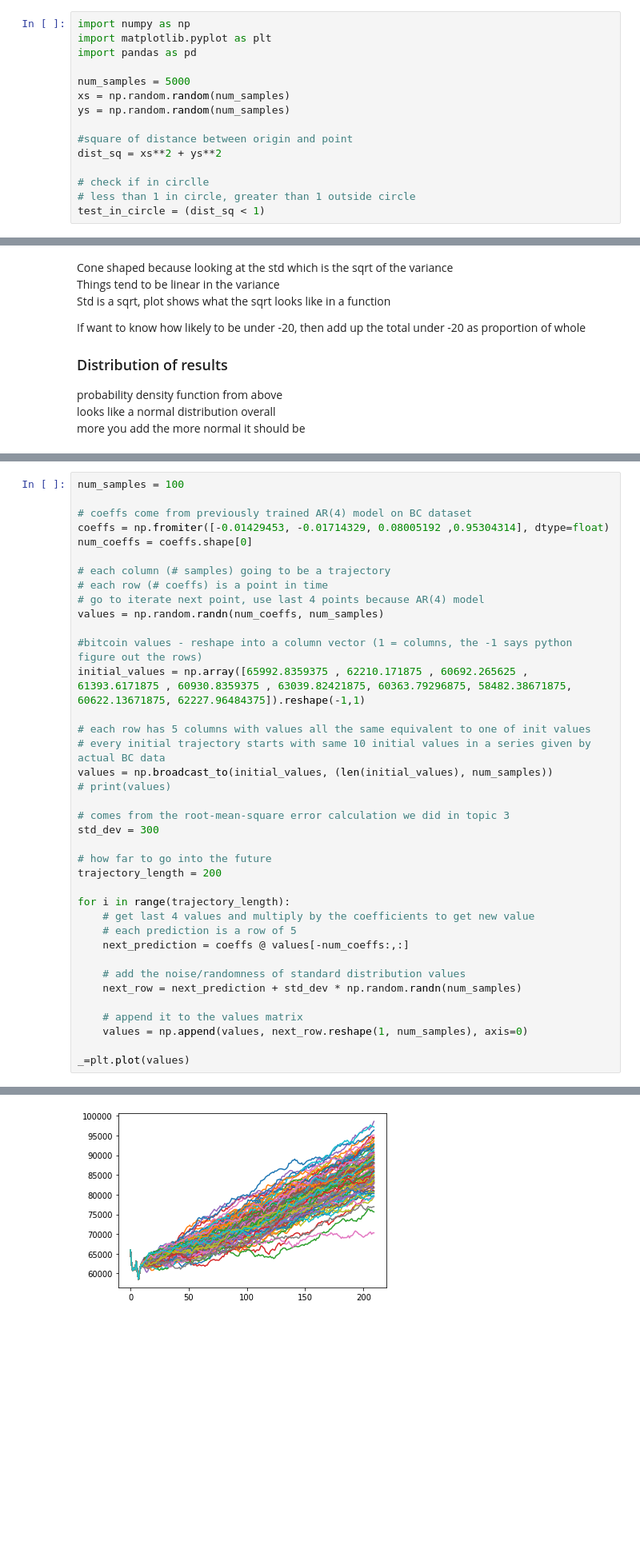
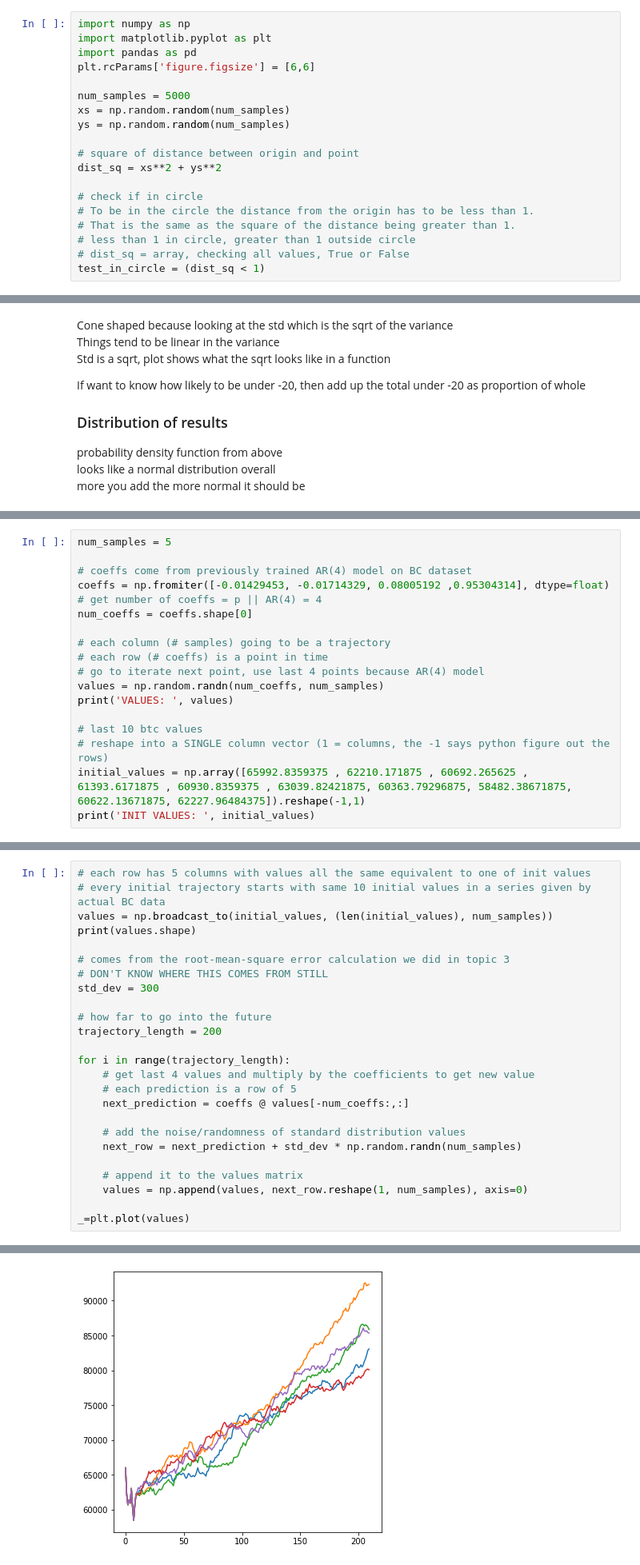
Before and after one commit to huuugh18/finmodel, a Jupyter notebook: 5 - Dicing with the future.ipynb, the cells around one changed output, grey strips where cells are left out. Shown at 80% size. Saved outputs shown, nothing was run; the diff lists cells and outputs as text; blank space fills up the shorter version.

```diff
--- a/5 - Dicing with the future.ipynb
+++ b/5 - Dicing with the future.ipynb
@@ -14,16 +14,20 @@ Don't get exact answer but get some sense as to how likely to win
 import numpy as np
 import matplotlib.pyplot as plt
 import pandas as pd
+plt.rcParams['figure.figsize'] = [6,6]
 
 num_samples = 5000
 xs = np.random.random(num_samples)
 ys = np.random.random(num_samples)
 
-#square of distance between origin and point
+# square of distance between origin and point
 dist_sq = xs**2 + ys**2
 
-# check if in circlle
+# check if in circle
+# To be in the circle the distance from the origin has to be less than 1.
+# That is the same as the square of the distance being greater than 1.
 # less than 1 in circle, greater than 1 outside circle
+# dist_sq = array, checking all values, True or False
 test_in_circle = (dist_sq < 1)
 # %%
 # print scatter plot
@@ -118,0 +129,19 @@ Look at Bitcoin data at point where BC was going up quickly
+# %%
+num_samples = 5
+
+# coeffs come from previously trained AR(4) model on BC dataset
+coeffs = np.fromiter([-0.01429453, -0.01714329, 0.08005192 ,0.95304314], dtype=float)
+# get number of coeffs = p || AR(4) = 4
+num_coeffs = coeffs.shape[0]
+
+# each column (# samples) going to be a trajectory
+# each row (# coeffs) is a point in time
+# go to iterate next point, use last 4 points because AR(4) model
+values = np.random.randn(num_coeffs, num_samples)
+print('VALUES: ', values)
+
+# last 10 btc values
+# reshape into a SINGLE column vector (1 = columns, the -1 says python figure out the rows)
+initial_values = np.array([65992.8359375 , 62210.171875 , 60692.265625 , 61393.6171875 , 60930.8359375 , 63039.82421875, 60363.79296875, 58482.38671875,
+60622.13671875, 62227.96484375]).reshape(-1,1)
+print('INIT VALUES: ', initial_values)
@@ -119,25 +163,11 @@ Look at Bitcoin data at point where BC was going up quickly
 # %%
-num_samples = 100
-
-# coeffs come from previously trained AR(4) model on BC dataset
-coeffs = np.fromiter([-0.01429453, -0.01714329, 0.08005192 ,0.95304314], dtype=float)
-num_coeffs = coeffs.shape[0]
-
-# each column (# samples) going to be a trajectory
-# each row (# coeffs) is a point in time
-# go to iterate next point, use last 4 points because AR(4) model
-values = np.random.randn(num_coeffs, num_samples)
-
-#bitcoin values - reshape into a column vector (1 = columns, the -1 says python figure out the rows)
-initial_values = np.array([65992.8359375 , 62210.171875 , 60692.265625 , 61393.6171875 , 60930.8359375 , 63039.82421875, 60363.79296875, 58482.38671875,
-60622.13671875, 62227.96484375]).reshape(-1,1)
-
 # each row has 5 columns with values all the same equivalent to one of init values
 # every initial trajectory starts with same 10 initial values in a series given by actual BC data
 values = np.broadcast_to(initial_values, (len(initial_values), num_samples))
-# print(values)
+print(values.shape)
 
 # comes from the root-mean-square error calculation we did in topic 3
+# DON'T KNOW WHERE THIS COMES FROM STILL
 std_dev = 300
 
 # how far to go into the future
@@ -159,4 +190,4 @@ _=plt.plot(values)
-[figure, old version]
+[figure, new version]
 # %% [markdown]
 # 5.6 Kernal Density Estimation
 
```
Also changed, not shown: parts of 12 cells of this notebook, 16 other files.
